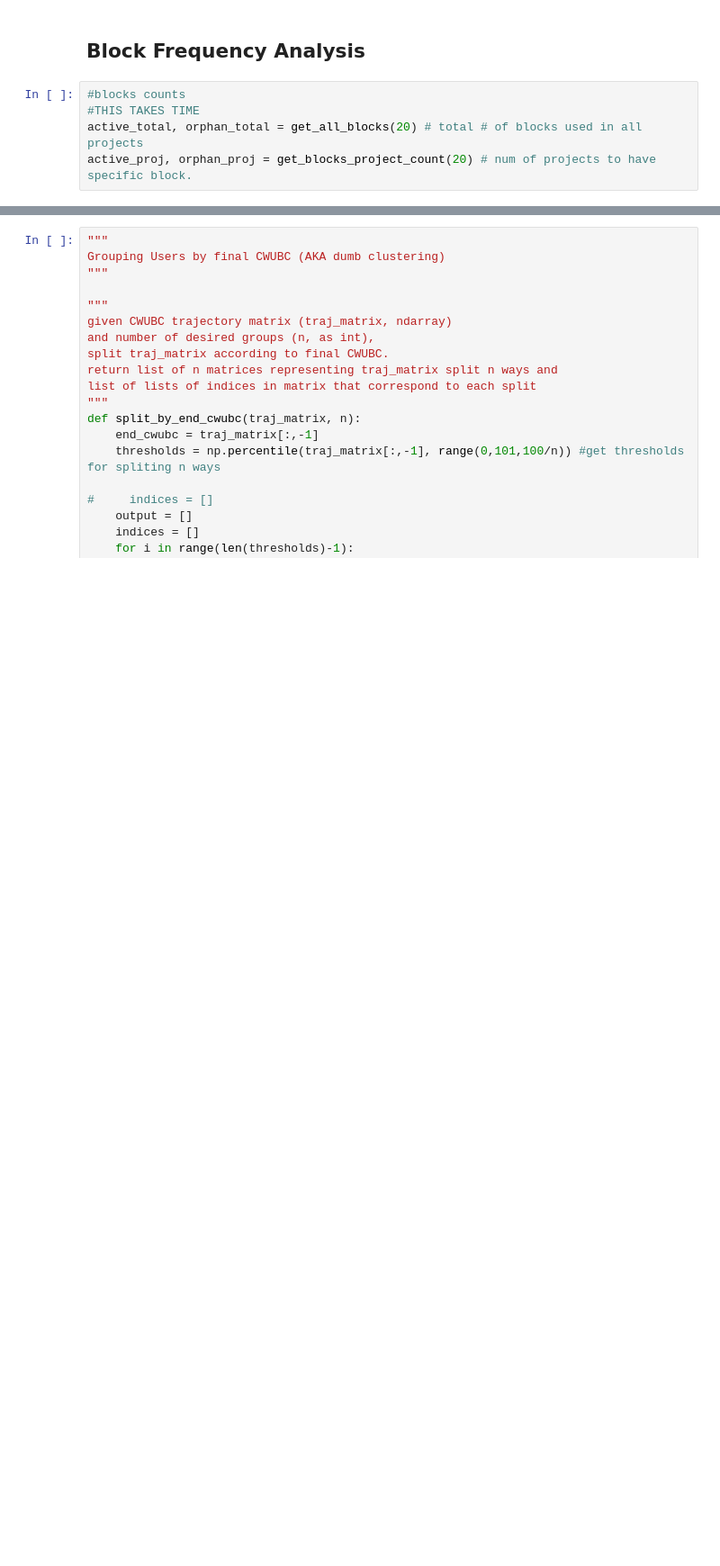
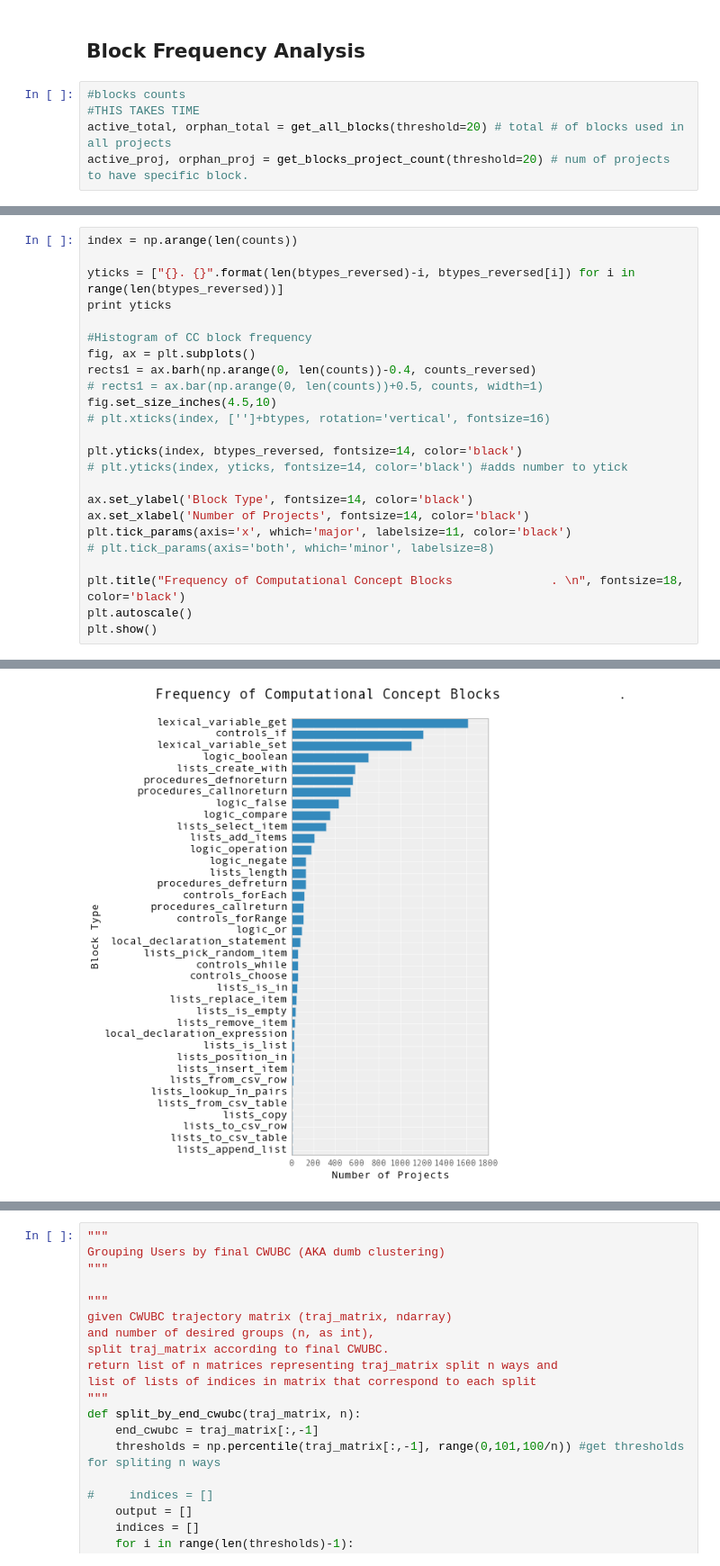
Before and after one commit to bxie/ai2_user_trajectory, a Jupyter notebook: analysis.ipynb, the cells around one changed output, grey strips where cells are left out. Shown: that part at 90% size. Cells and saved outputs as stored; diff of their text form; blank space fills up the shorter version.

```diff
--- a/analysis.ipynb
+++ b/analysis.ipynb
@@ -495,5 +649,5 @@ done
 # %%
 #blocks counts
 #THIS TAKES TIME
-active_total, orphan_total = get_all_blocks(20) # total # of blocks used in all projects
-active_proj, orphan_proj = get_blocks_project_count(20) # num of projects to have specific block.
+active_total, orphan_total = get_all_blocks(threshold=20) # total # of blocks used in all projects
+active_proj, orphan_proj = get_blocks_project_count(threshold=20) # num of projects to have specific block.
@@ -550,0 +703,25 @@ plt.show()
+# %%
+index = np.arange(len(counts))
+
+yticks = ["{}. {}".format(len(btypes_reversed)-i, btypes_reversed[i]) for i in range(len(btypes_reversed))]
+print yticks
+
+#Histogram of CC block frequency
+fig, ax = plt.subplots()
+rects1 = ax.barh(np.arange(0, len(counts))-0.4, counts_reversed)
+# rects1 = ax.bar(np.arange(0, len(counts))+0.5, counts, width=1)
+fig.set_size_inches(4.5,10)
+# plt.xticks(index, ['']+btypes, rotation='vertical', fontsize=16)
+
+plt.yticks(index, btypes_reversed, fontsize=14, color='black')
+# plt.yticks(index, yticks, fontsize=14, color='black') #adds number to ytick
+
+ax.set_ylabel('Block Type', fontsize=14, color='black')
+ax.set_xlabel('Number of Projects', fontsize=14, color='black')
+plt.tick_params(axis='x', which='major', labelsize=11, color='black')
+# plt.tick_params(axis='both', which='minor', labelsize=8)
+
+plt.title("Frequency of Computational Concept Blocks              . \n", fontsize=18, color='black')
+plt.autoscale()
+plt.show()
+# %% [output]
@@ -550,0 +729 @@ plt.show()
+[figure, added]
```
Also changed, not shown: parts of 24 cells of this notebook.
